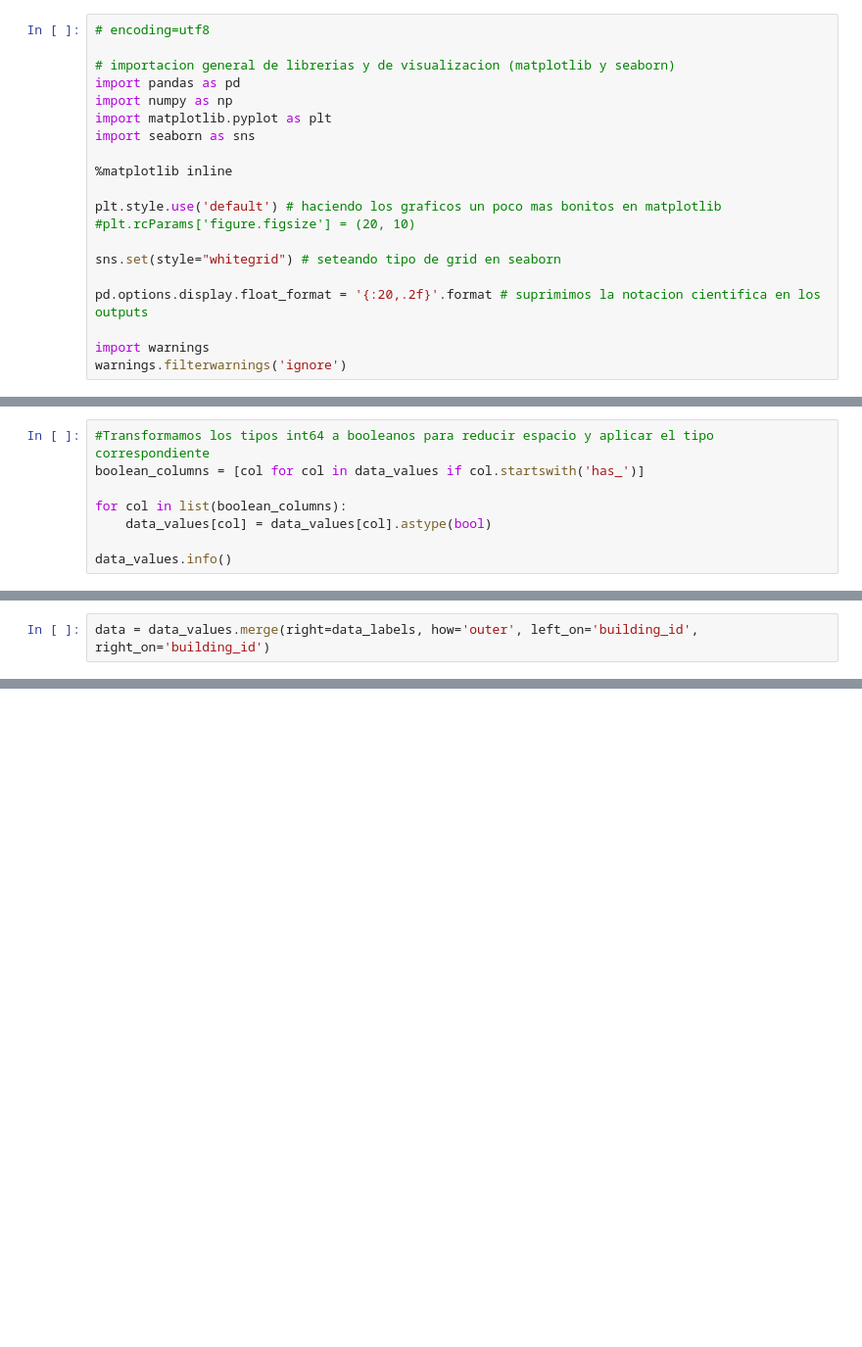
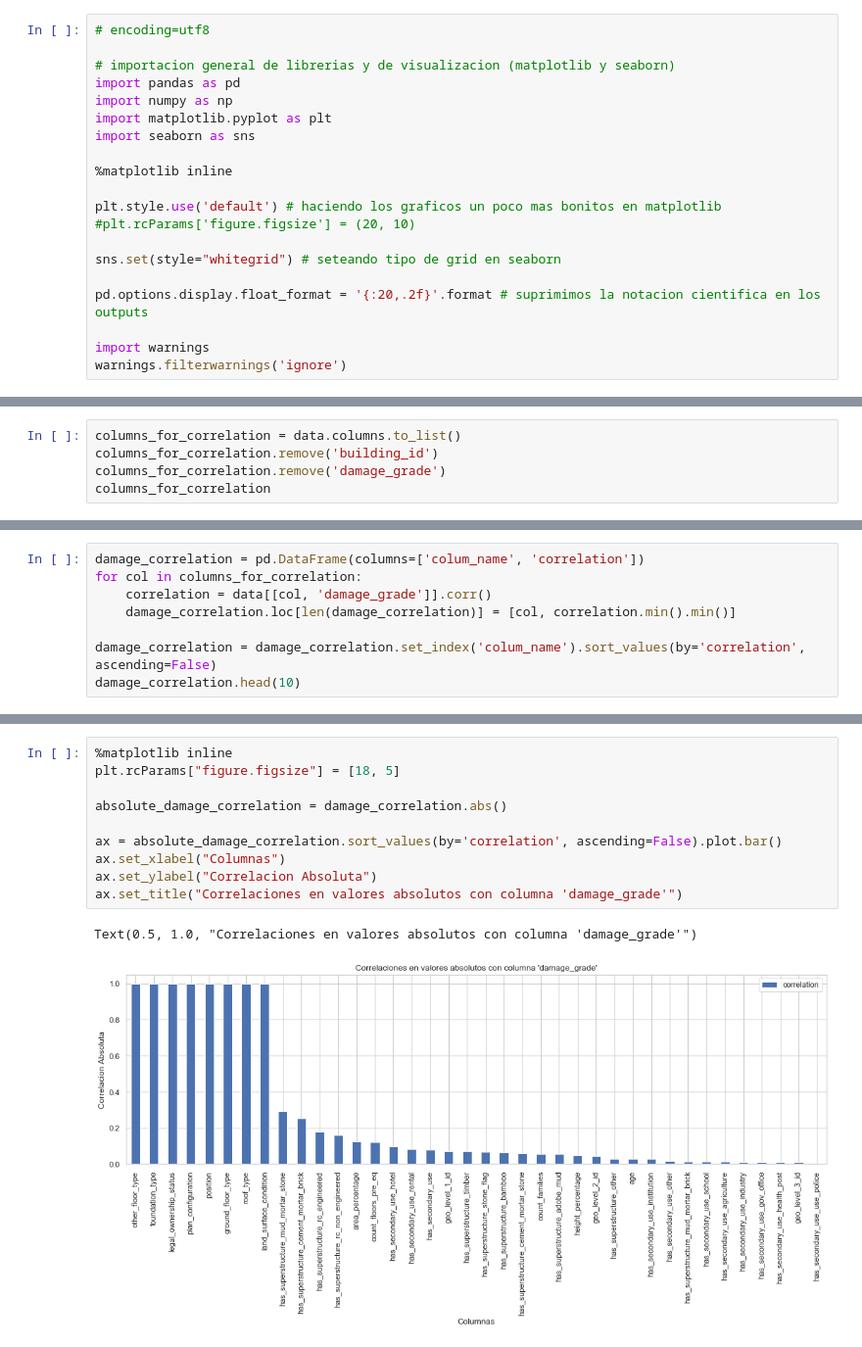
Before and after one commit to DanteReinaudo/EarthquakeDamagePrediction, a Jupyter notebook: tp1/tp1.ipynb, the cells around one changed output, grey strips where cells are left out. Shown: that part at 98% size. Drawn from its saved outputs; the diff is of its cells as text; blank space fills up the shorter version.

Commit message:
nuevo archivo de pre procesacmiento y correlaciones

```diff
--- a/tp1/tp1.ipynb
+++ b/tp1/tp1.ipynb
@@ -140,8 +32,0 @@ data_values.isna().sum().sum()
-# %%
-#Transformamos los tipos int64 a booleanos para reducir espacio y aplicar el tipo correspondiente
-boolean_columns = [col for col in data_values if col.startswith('has_')]
-
-for col in list(boolean_columns):
-    data_values[col] = data_values[col].astype(bool)
-
-data_values.info()
@@ -204,2 +32,0 @@ data_labels.isna().sum().sum()
-# %%
-data = data_values.merge(right=data_labels, how='outer', left_on='building_id', right_on='building_id')
@@ -242,0 +64,5 @@ data.isna().sum().sum()
+# %%
+columns_for_correlation = data.columns.to_list()
+columns_for_correlation.remove('building_id')
+columns_for_correlation.remove('damage_grade')
+columns_for_correlation
@@ -242,0 +87,8 @@ data.isna().sum().sum()
+# %%
+damage_correlation = pd.DataFrame(columns=['colum_name', 'correlation'])
+for col in columns_for_correlation:
+    correlation = data[[col, 'damage_grade']].corr()
+    damage_correlation.loc[len(damage_correlation)] = [col, correlation.min().min()]
+
+damage_correlation = damage_correlation.set_index('colum_name').sort_values(by='correlation', ascending=False)
+damage_correlation.head(10)
@@ -242,0 +108,13 @@ data.isna().sum().sum()
+# %%
+%matplotlib inline
+plt.rcParams["figure.figsize"] = [18, 5]
+
+absolute_damage_correlation = damage_correlation.abs()
+
+ax = absolute_damage_correlation.sort_values(by='correlation', ascending=False).plot.bar()
+ax.set_xlabel("Columnas")
+ax.set_ylabel("Correlacion Absoluta")
+ax.set_title("Correlaciones en valores absolutos con columna 'damage_grade'")
+# %% [output]
+Text(0.5, 1.0, "Correlaciones en valores absolutos con columna 'damage_grade'")
+[figure, added]
```
Also changed, not shown: parts of 24 cells of this notebook, 1 other file.
